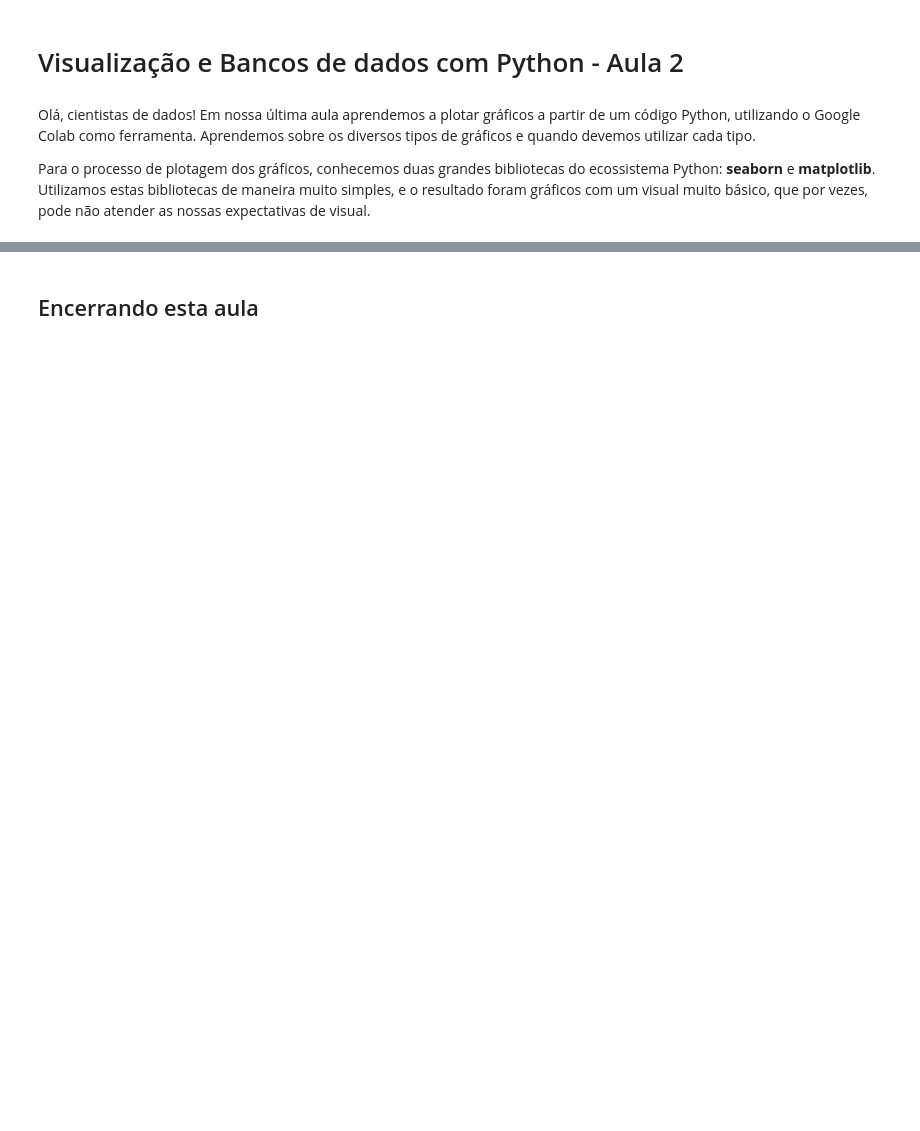
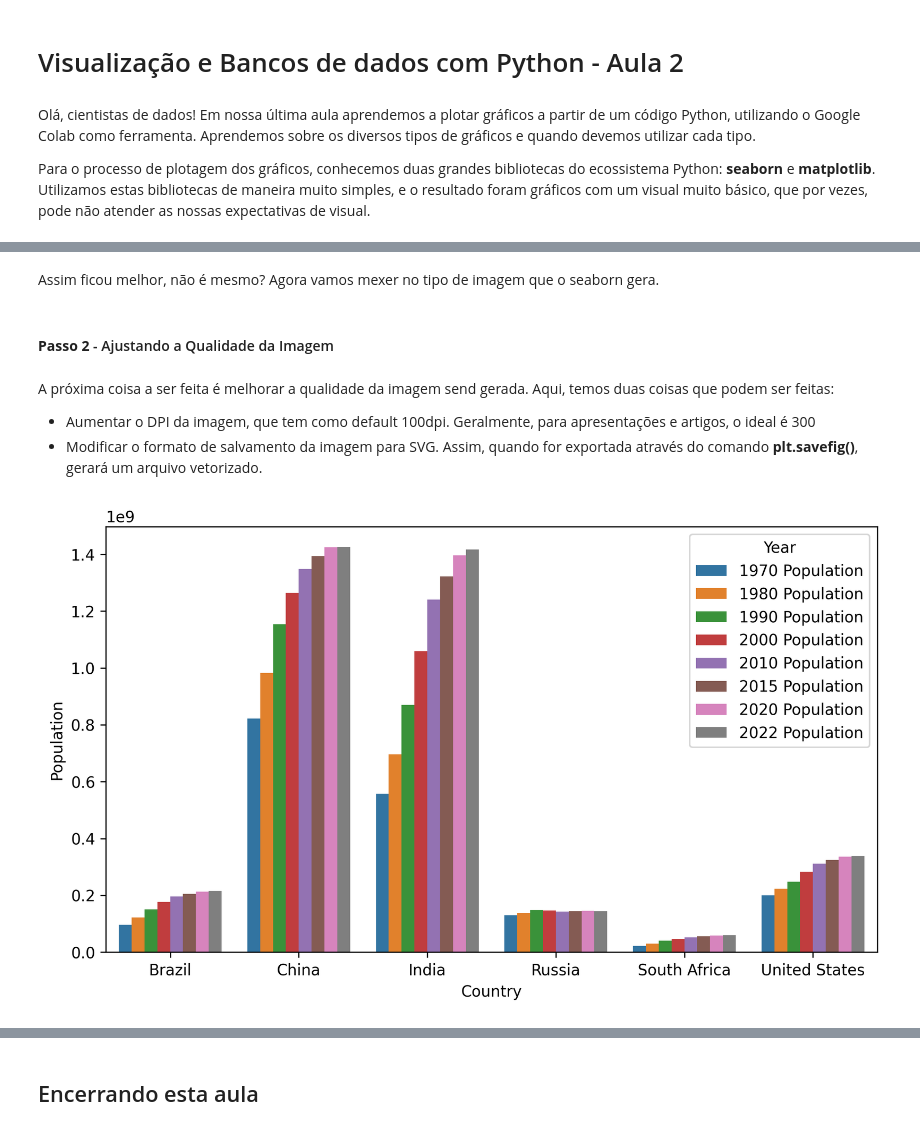
Before and after one commit to labeduc/ciencia-de-dados, a Jupyter notebook: visualizacao/LabEduc - Visualização e Bancos de Dados com Python - Aula 2.ipynb, the cells around one changed output, grey strips where cells are left out. Saved outputs shown, nothing was run; the diff lists cells and outputs as text; code cells hidden in the pictures; blank space fills up the shorter version.

```diff
--- a/visualizacao/LabEduc - Visualização e Bancos de Dados com Python - Aula 2.ipynb
+++ b/visualizacao/LabEduc - Visualização e Bancos de Dados com Python - Aula 2.ipynb
@@ -623,0 +153,45 @@ Temos o desafio 1 do nosso curso, que deverá ajudar um pouco nisso. E ao final
+# %% [markdown]
+Assim ficou melhor, não é mesmo? Agora vamos mexer no tipo de imagem que o seaborn gera.
+# %% [markdown]
+#### **Passo 2** - Ajustando a Qualidade da Imagem
+# %% [markdown]
+A próxima coisa a ser feita é melhorar a qualidade da imagem send gerada. Aqui, temos duas coisas que podem ser feitas:
+- Aumentar o DPI da imagem, que tem como default 100dpi. Geralmente, para apresentações e artigos, o ideal é 300
+- Modificar o formato de salvamento da imagem para SVG. Assim, quando for exportada através do comando **plt.savefig()**, gerará um arquivo vetorizado.
+# %%
+import pandas as pd
+
+# Este é o objeto que irá nos permitir modificar algumas
+# das configurações do nosso gráfico
+import matplotlib.pyplot as plt
+
+import seaborn as sns
+
+# Primeiro, selecionamos apenas as colunas que nos interessam, gerando um novo dataframe
+subset = wpop[["Country", "1970 Population", "1980 Population", "1990 Population", "2000 Population", "2010 Population", "2015 Population", "2020 Population", "2022 Population"]]
+
+# Renomeamos as colunas removendo a palavra Population da coluna de cada ano para ocupar menos espaço no gráfico
+# subset = subset.rename(columns={"1970 Population": "1970", "1980 Population": "1980", "1990 Population": "1990", "2000 Population": "2000", "2010 Population": "2010", "2015 Population": "2015", "2020 Population": "2020", "2022 Population": "2022"})
+
+# Usando o comando melt para gerar um dataframe adequado para a plotagem
+prep_data = subset.melt(id_vars="Country", value_name="Population", var_name="Year")
+
+# Para limitar o número de barras, vamos selecionar apenas os países do BRICS
+prep_data = prep_data[prep_data["Country"].isin(["United States", "Brazil", "India", "China", "Russia", "South Africa"])]
+
+# Aqui iremos modificar o tamanho da nossa imagem
+# Para tanto, o MatPlotLib nos permite modificar entradas
+# em um dicionário de parâmetros chamado rcParams.
+# A nossa modificação será da entrada figure.figsize
+# Este parâmetro recebe uma tupla com largura e altura em polegadas
+# O valor padrão é 6.4 de largura e 4.8 de altura em polegadas
+plt.rcParams["figure.figsize"]=(9,5)
+plt.rcParams["figure.dpi"] = 300
+plt.rcParams["savefig.dpi"] = 300
+plt.rcParams["savefig.format"] = "svg"
+
+sx = sns.barplot(x=prep_data["Country"], y=prep_data["Population"], hue=prep_data["Year"])
+
+plt.savefig("test.svg")
+# %% [output]
+[figure, added]
```
Also changed, not shown: parts of 169 cells of this notebook, 3 other files.
